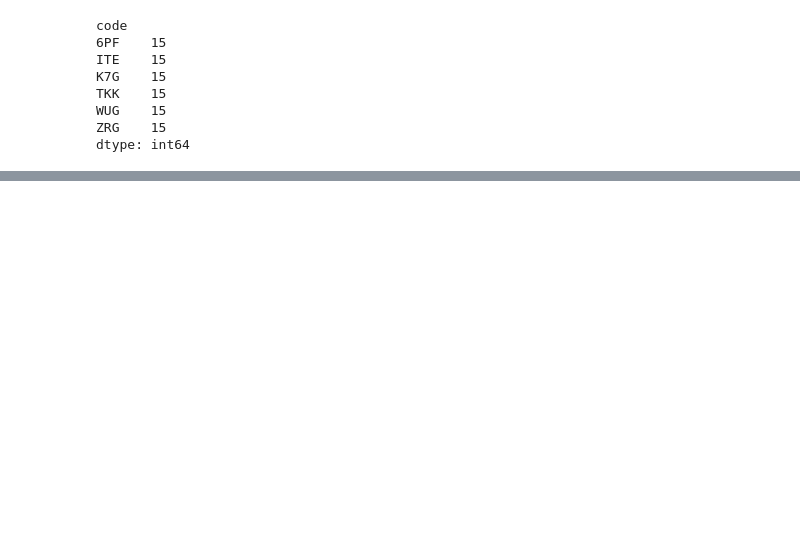
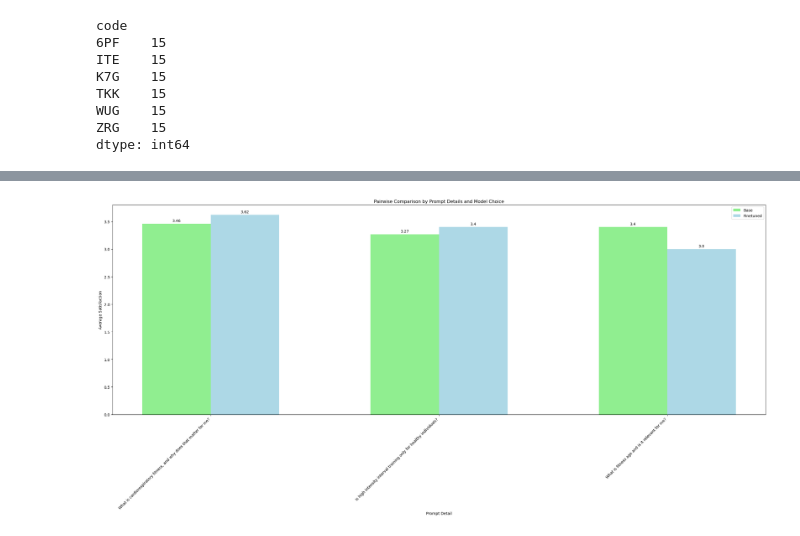
Before and after one commit to Hamxea/llm_feedback_evaluation, a Jupyter notebook: analysis/data_analysis.ipynb, the cells around one changed output, grey strips where cells are left out. Drawn from its saved outputs; the diff is of its cells as text; code cells hidden in the pictures; blank space fills up the shorter version.

```diff
--- a/analysis/data_analysis.ipynb
+++ b/analysis/data_analysis.ipynb
@@ -290,0 +428,61 @@ plt.show()
+# %%
+import matplotlib.pyplot as plt
+import numpy as np
+
+# Data from the table
+prompt_details = [
+    "What is cardiorespiratory fitness, and why does that matter for me?",
+    "Is high intensity interval training only for healthy individuals?",
+    "What is fitness age and is it relevant for me?"
+]
+
+model_choices = ["base", "finetuned"]
+
+avg_satisfaction = np.array([
+    [3.46, 3.62],  # Cardiorespiratory fitness
+    [3.27, 3.40],  # High intensity interval training
+    [3.40, 3.00]   # Fitness age relevance
+])
+
+avg_sentiment = np.array([
+    [0.38, 0.43],  # Cardiorespiratory fitness
+    [0.23, 0.15],  # High intensity interval training
+    [0.18, 0.33]   # Fitness age relevance
+])
+
+# Plotting the pairwise comparison by prompt details and evaluator type
+x = np.arange(len(prompt_details))  # the label locations
+width = 0.30  # the width of the bars
+
+fig, ax = plt.subplots(figsize=(25, 12))
+
+rects1 = ax.bar(x - width/2, avg_satisfaction[:, 0], width, label='Base', color='lightgreen')
+rects2 = ax.bar(x + width/2, avg_satisfaction[:, 1], width, label='Finetuned', color='lightblue')
+
+# Adding some text for labels, title and custom x-axis tick labels, etc.
+ax.set_xlabel('Prompt Detail')
+ax.set_ylabel('Average Satisfaction')
+ax.set_title('Pairwise Comparison by Prompt Details and Model Choice')
+ax.set_xticks(x)
+ax.set_xticklabels(prompt_details, rotation=45, ha="right")
+ax.legend()
+
+# Annotating the bars with values
+def autolabel(rects):
+    """Attach a text label above each bar in *rects*, displaying its height."""
+    for rect in rects:
+        height = rect.get_height()
+        ax.annotate('{}'.format(height),
+                    xy=(rect.get_x() + rect.get_width() / 2, height),
+                    xytext=(0, 3),  # 3 points vertical offset
+                    textcoords="offset points",
+                    ha='center', va='bottom')
+
+autolabel(rects1)
+autolabel(rects2)
+
+fig.tight_layout()
+
+plt.show()
+# %% [output]
+[figure, added]
```
Also changed, not shown: parts of 45 cells of this notebook, 8 other files.
